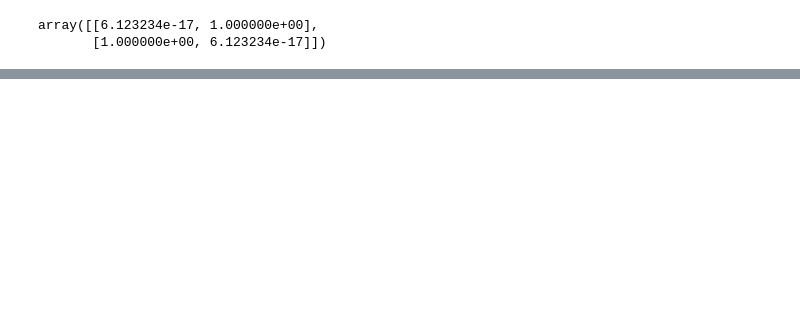
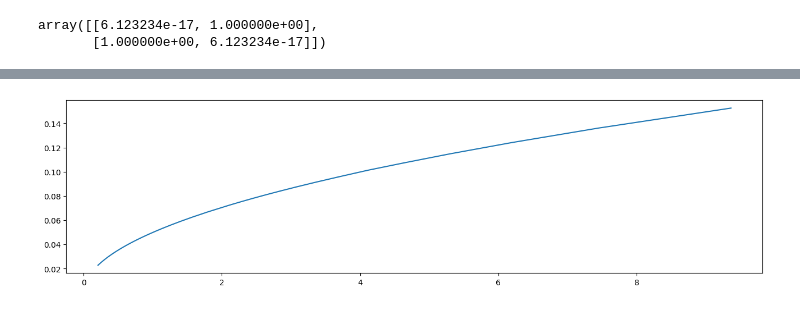
Before and after one commit to janerikhy/Wave-Model, a Jupyter notebook: notebooks/data_analysis.ipynb, the cells around one changed output, grey strips where cells are left out. Drawn from its saved outputs; the diff is of its cells as text; code cells hidden in the pictures; blank space fills up the shorter version.

```diff
--- a/notebooks/data_analysis.ipynb
+++ b/notebooks/data_analysis.ipynb
@@ -169,0 +219,5 @@ array([[6.123234e-17, 1.000000e+00],
+# %%
+plt.plot(freqs, Bv44)
+plt.show()
+# %% [output]
+[figure, added]
```
Also changed, not shown: parts of 21 cells of this notebook, 2 other files.
